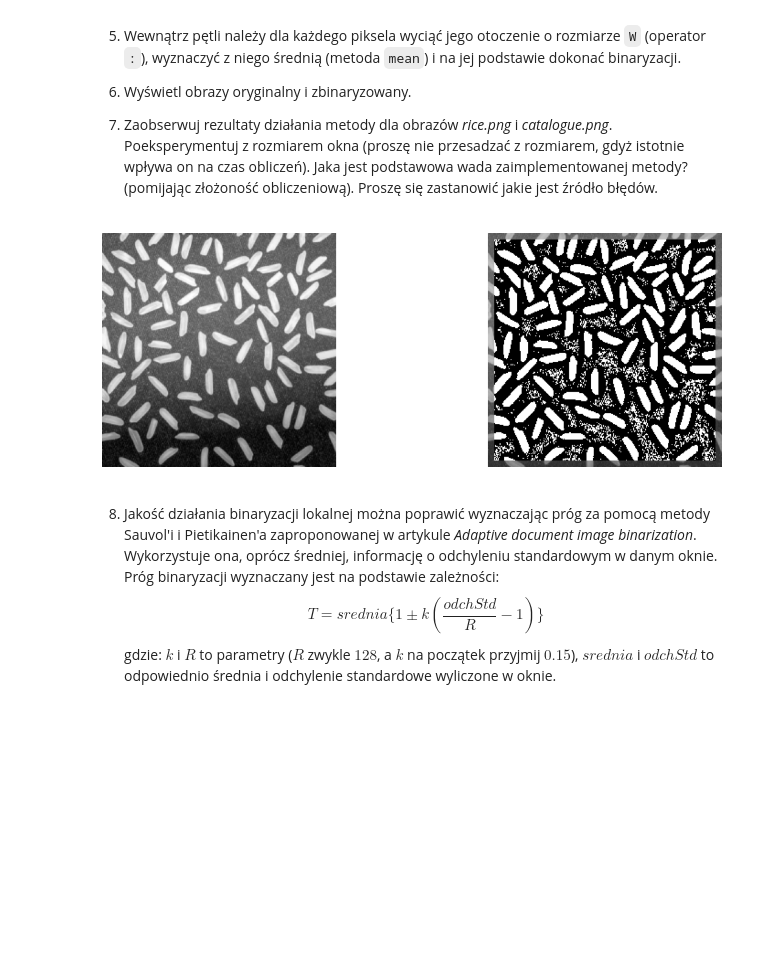
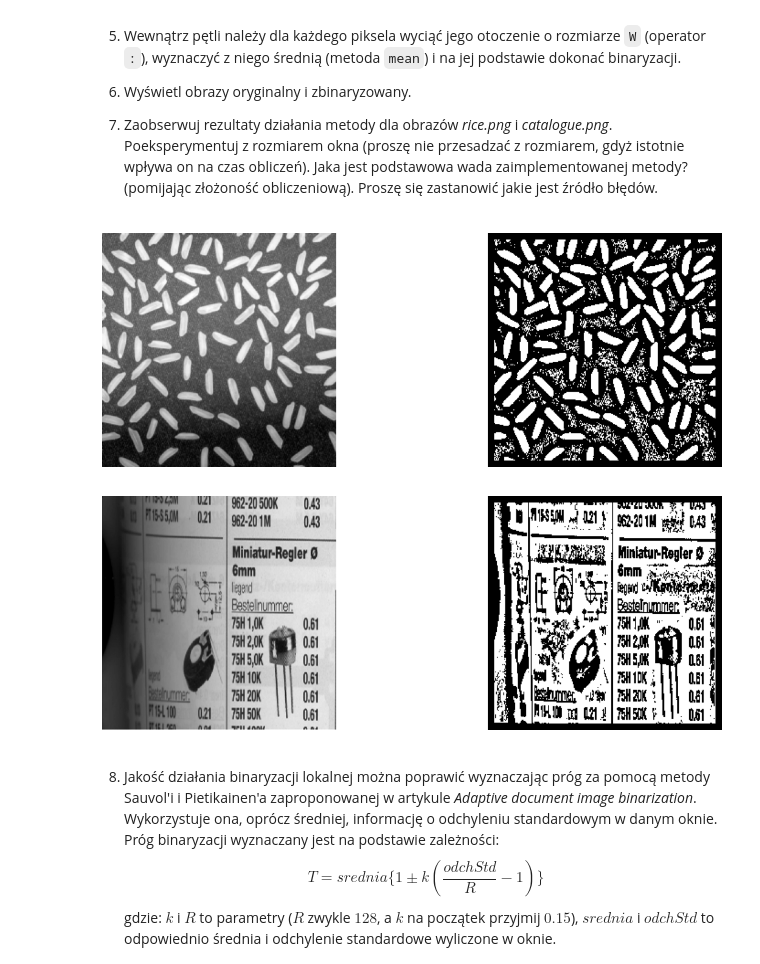
Before and after one commit to arturgesiarz/DigitalImageProcessing-Course, a Jupyter notebook: lab04/04_thresholding.ipynb, the cells around one changed output. Drawn from its saved outputs; the diff is of its cells as text; code cells hidden in the pictures; blank space fills up the shorter version.

Commit message:
Frame was deleted

```diff
--- a/lab04/04_thresholding.ipynb
+++ b/lab04/04_thresholding.ipynb
@@ -494,9 +512,11 @@ W jednym z wariantów polega ona na wyznaczeniu progu osobno dla każdego piksel
       Jaka jest podstawowa wada zaimplementowanej metody? (pomijając złożoność obliczeniową).
       Proszę się zastanowić jakie jest źródło błędów.
 # %%
-def localBinarization(image, w = 15) -> None:
+def localBinarization(image, w = 15):
     img = image.copy()
     x, y = img.shape
+
+    img = deleteFrame(img, w)
 
     for i in range(w // 2, y - w // 2):
         for j in range(w // 2, x - w // 2):
@@ -513,7 +549,9 @@ def localBinarization(image, w = 15) -> None:
 # %%
 localBinarization(cv2.imread("rice.png", cv2.IMREAD_GRAYSCALE))
+localBinarization(cv2.imread("catalogue.png", cv2.IMREAD_GRAYSCALE))
 # %% [output]
-[figure, old version]
+[figure, new version]
+[figure, added]
 # %% [markdown]
 8. Jakość działania binaryzacji lokalnej można poprawić wyznaczając próg za pomocą metody Sauvol'i i Pietikainen'a zaproponowanej w artykule *Adaptive document image binarization*.
 Wykorzystuje ona, oprócz średniej, informację o odchyleniu standardowym w danym oknie.
```
Also changed, not shown: parts of 6 cells of this notebook.
